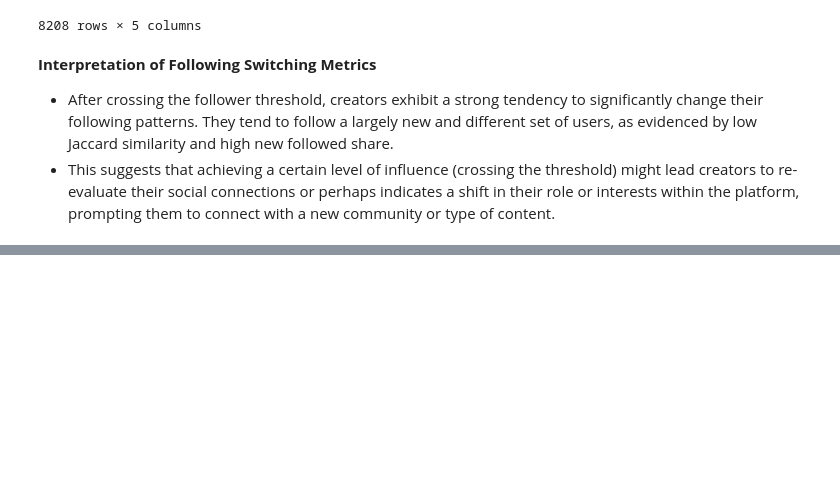
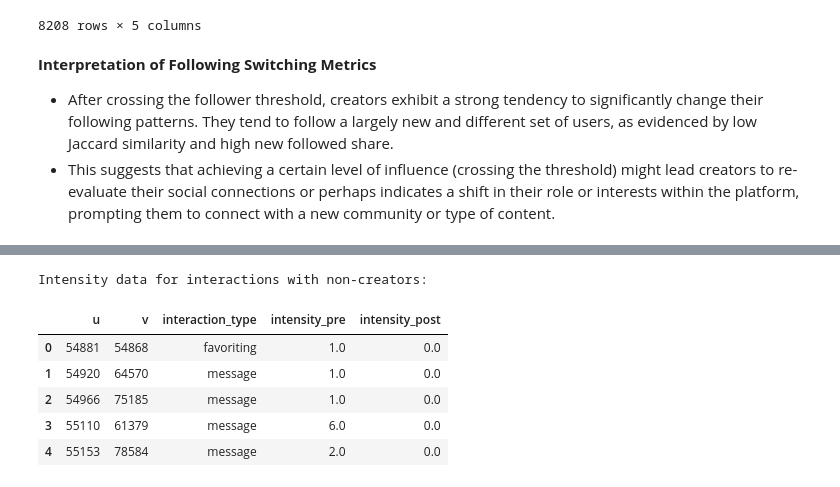
Before and after one commit to catchshashank/network-dynamics, a Jupyter notebook: notebooks/status-network-updated.ipynb, the cells around one changed output, grey strips where cells are left out. Saved outputs shown, nothing was run; the diff lists cells and outputs as text; code cells hidden in the pictures; blank space fills up the shorter version.

```diff
--- a/notebooks/status-network-updated.ipynb
+++ b/notebooks/status-network-updated.ipynb
@@ -679,0 +819,74 @@ display(following_switching_df)
+# %%
+def calculate_intensity_with_non_creators(interactions_df, tcross_df, window_days):
+    # Keep only creators who crossed threshold
+    crossed_creators = tcross_df.index
+
+    # Filter interactions to only include those where the source is a crossed creator
+    ev = interactions_df[interactions_df["source"].isin(crossed_creators)].copy()
+
+    # Create a temporary DataFrame of unique (source, target) pairs and attach tcross for the source
+    unique_creator_non_creator_pairs = ev[["source", "target"]].drop_duplicates().copy()
+    unique_creator_non_creator_pairs = unique_creator_non_creator_pairs.merge(
+        tcross_df.reset_index().rename(columns={"contact_id": "source"}),
+        on="source",
+        how="inner"
+    ).rename(columns={"tcross": "creator_tcross"})
+
+    unique_creator_non_creator_pairs["post_end"] = unique_creator_non_creator_pairs["creator_tcross"] + pd.Timedelta(days=window_days)
+
+    # Merge interactions with these enriched pairs to get tcross for each interaction
+    ev_merged = ev.merge(
+        unique_creator_non_creator_pairs[["source", "target", "creator_tcross", "post_end"]],
+        on=["source", "target"],
+        how="inner"
+    )
+
+    # Ensure interaction times are datetime
+    ev_merged["time"] = pd.to_datetime(ev_merged["time"])
+
+    # Label pre/post interactions
+    pre_condition = ev_merged["time"] < ev_merged["creator_tcross"]
+    post_condition = (ev_merged["time"] >= ev_merged["creator_tcross"]) & \
+                     (ev_merged["time"] <= ev_merged["post_end"])
+
+    ev_merged = ev_merged[pre_condition | post_condition].copy()
+    ev_merged["window"] = np.where(pre_condition.loc[ev_merged.index], "pre", "post")
+
+    # Calculate pre and post counts
+    pre_counts = (
+        ev_merged[ev_merged["window"] == "pre"]
+        .groupby(["source", "target", "interaction_type"])
+        .size()
+        .rename("intensity_pre")
+    )
+
+    post_counts = (
+        ev_merged[ev_merged["window"] == "post"]
+        .groupby(["source", "target", "interaction_type"])
+        .size()
+        .rename("intensity_post")
+    )
+
+    out = pd.concat([pre_counts, post_counts], axis=1).fillna(0).reset_index()
+    # Rename 'source' and 'target' to 'u' and 'v' for consistency with original intensity output structure if desired
+    # or keep as 'source' and 'target' which might be more descriptive here.
+    out = out.rename(columns={'source': 'u', 'target': 'v'})
+    return out
+
+# Calculate intensity for interactions with non-creators using the new function
+intensity_data_non_creators = calculate_intensity_with_non_creators(
+    interactions_to_non_creators,
+    tcross_df,
+    WINDOW_DAYS
+)
+
+print("Intensity data for interactions with non-creators:")
+display(intensity_data_non_creators.head())
+# %% [output]
+Intensity data for interactions with non-creators:
+|  | u | v | interaction_type | intensity_pre | intensity_post |
+| 0 | 54881 | 54868 | favoriting | 1.0 | 0.0 |
+| 1 | 54920 | 64570 | message | 1.0 | 0.0 |
+| 2 | 54966 | 75185 | message | 1.0 | 0.0 |
+| 3 | 55110 | 61379 | message | 6.0 | 0.0 |
+| 4 | 55153 | 78584 | message | 2.0 | 0.0 |
```
Also changed, not shown: parts of 10 cells of this notebook.
